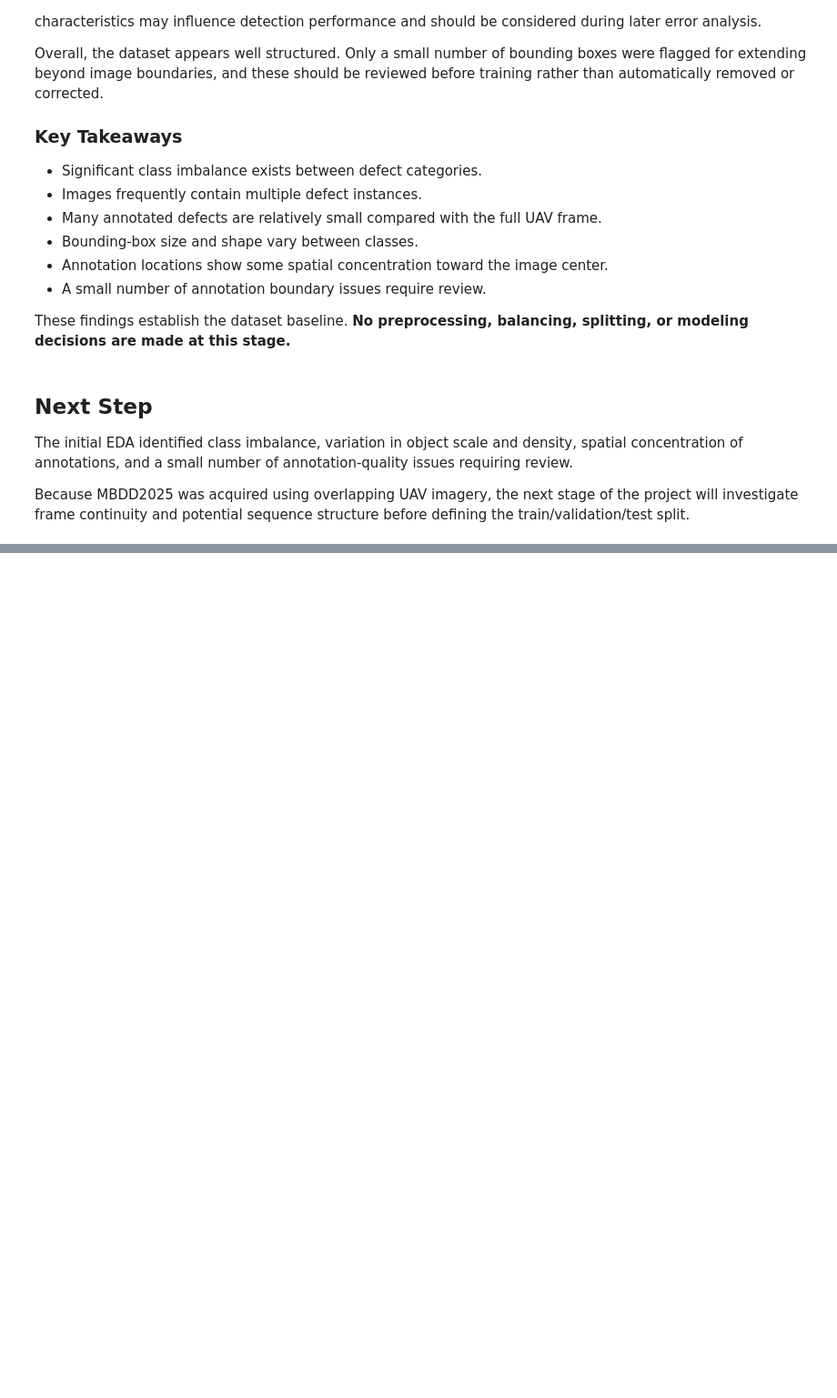
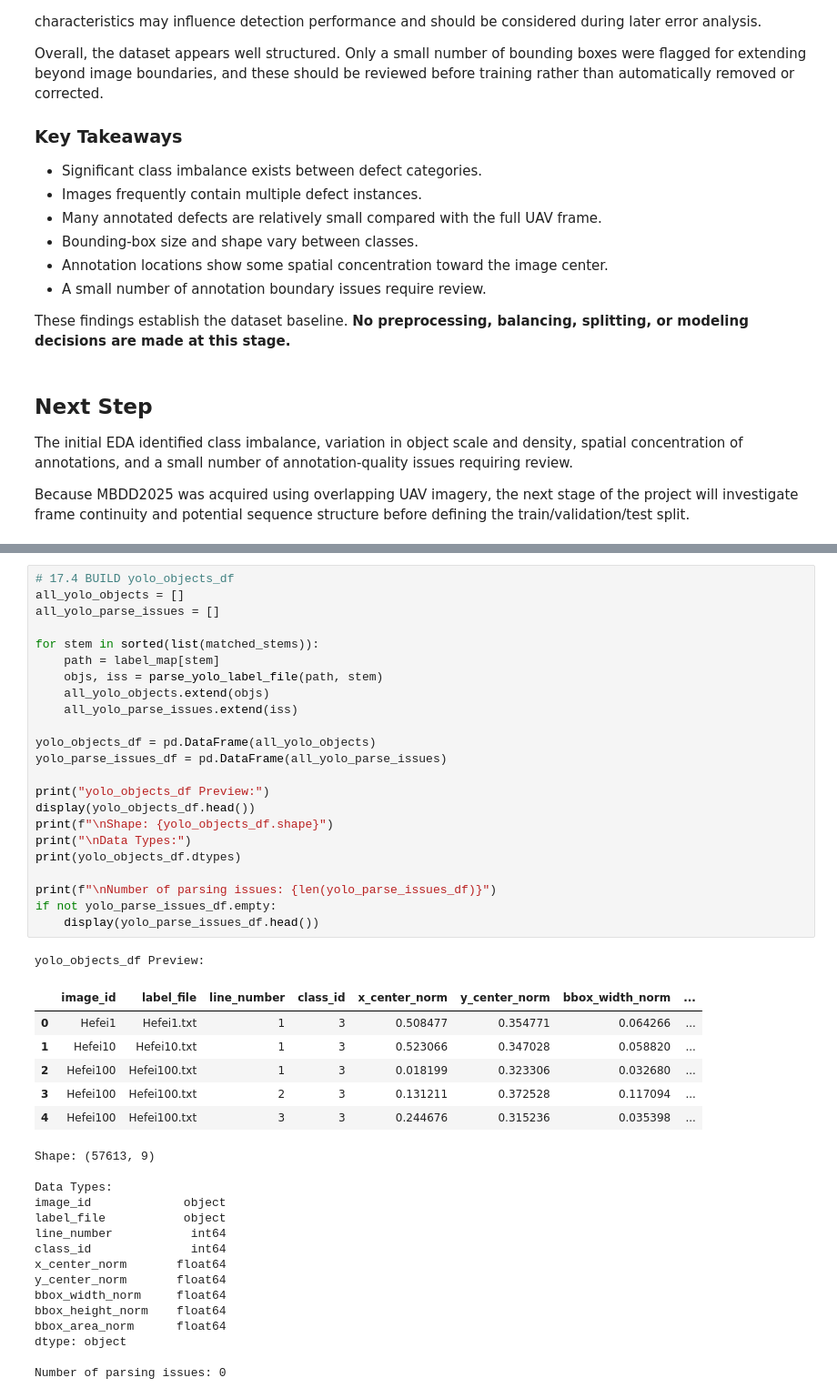
Before and after one commit to Ouriel91/ai-deep-learning-course, a Jupyter notebook: project_02_mbdd2025/project_2_Ouri_Ilya.ipynb, the cells around one changed output, grey strips where cells are left out. Shown at 91% size. Drawn from its saved outputs; the diff is of its cells as text; blank space fills up the shorter version.

```diff
--- a/project_02_mbdd2025/project_2_Ouri_Ilya.ipynb
+++ b/project_02_mbdd2025/project_2_Ouri_Ilya.ipynb
@@ -645,0 +1018,46 @@ Because MBDD2025 was acquired using overlapping UAV imagery, the next stage of t
+# %%
+# 17.4 BUILD yolo_objects_df
+all_yolo_objects = []
+all_yolo_parse_issues = []
+
+for stem in sorted(list(matched_stems)):
+    path = label_map[stem]
+    objs, iss = parse_yolo_label_file(path, stem)
+    all_yolo_objects.extend(objs)
+    all_yolo_parse_issues.extend(iss)
+
+yolo_objects_df = pd.DataFrame(all_yolo_objects)
+yolo_parse_issues_df = pd.DataFrame(all_yolo_parse_issues)
+
+print("yolo_objects_df Preview:")
+display(yolo_objects_df.head())
+print(f"\nShape: {yolo_objects_df.shape}")
+print("\nData Types:")
+print(yolo_objects_df.dtypes)
+
+print(f"\nNumber of parsing issues: {len(yolo_parse_issues_df)}")
+if not yolo_parse_issues_df.empty:
+    display(yolo_parse_issues_df.head())
+# %% [output]
+yolo_objects_df Preview:
+|  | image_id | label_file | line_number | class_id | x_center_norm | y_center_norm | bbox_width_norm | ... |
+| 0 | Hefei1 | Hefei1.txt | 1 | 3 | 0.508477 | 0.354771 | 0.064266 | ... |
+| 1 | Hefei10 | Hefei10.txt | 1 | 3 | 0.523066 | 0.347028 | 0.058820 | ... |
+| 2 | Hefei100 | Hefei100.txt | 1 | 3 | 0.018199 | 0.323306 | 0.032680 | ... |
+| 3 | Hefei100 | Hefei100.txt | 2 | 3 | 0.131211 | 0.372528 | 0.117094 | ... |
+| 4 | Hefei100 | Hefei100.txt | 3 | 3 | 0.244676 | 0.315236 | 0.035398 | ... |
+Shape: (57613, 9)
+
+Data Types:
+image_id             object
+label_file           object
+line_number           int64
+class_id              int64
+x_center_norm       float64
+y_center_norm       float64
+bbox_width_norm     float64
+bbox_height_norm    float64
+bbox_area_norm      float64
+dtype: object
+
+Number of parsing issues: 0
```
Also changed, not shown: parts of 86 cells of this notebook.
